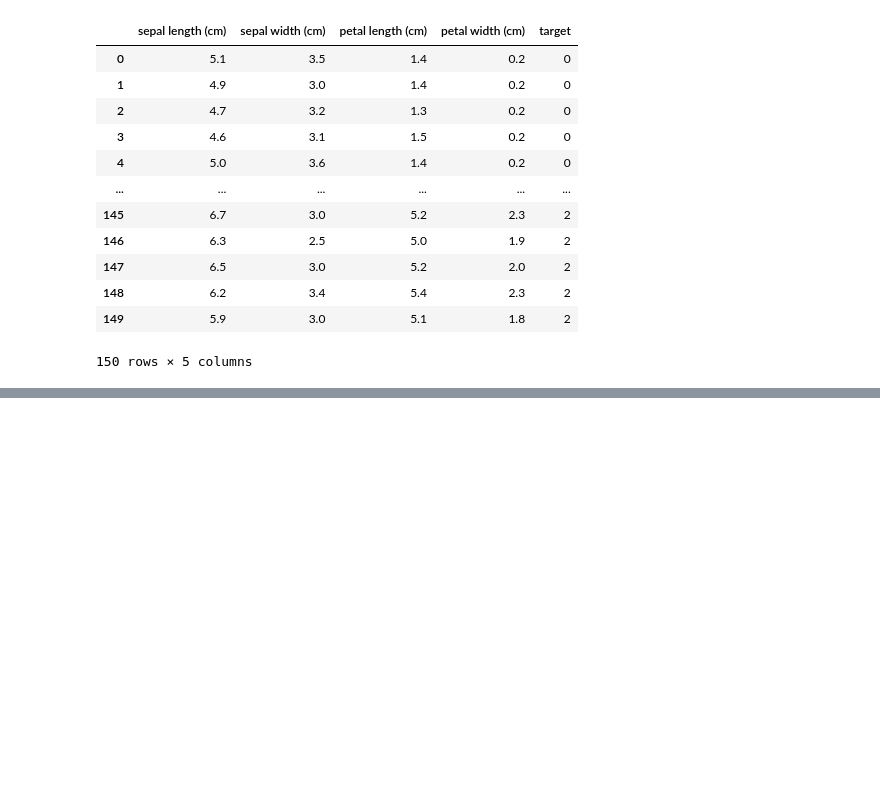
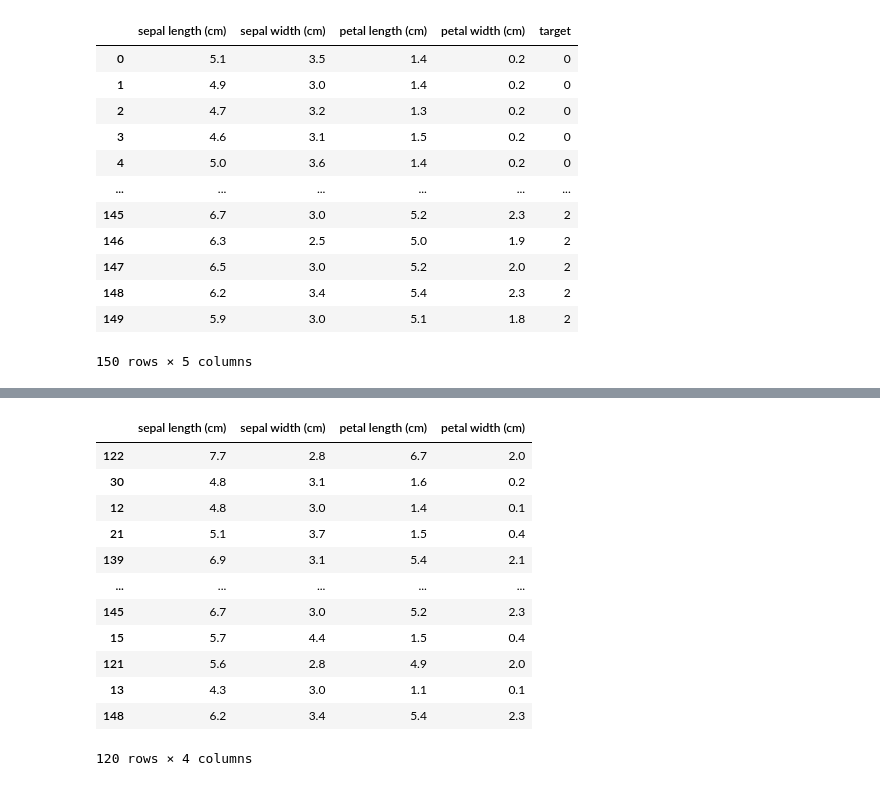
Before and after one commit to msasomrat/ML_learn, a Jupyter notebook: exercise9.ipynb, the cells around one changed output, grey strips where cells are left out. Drawn from its saved outputs; the diff is of its cells as text; code cells hidden in the pictures; blank space fills up the shorter version.

```diff
--- a/exercise9.ipynb
+++ b/exercise9.ipynb
@@ -54,0 +94,16 @@ X_train, X_test, y_train, y_test = train_test_split(df.drop(['target'],axis='col
+# %%
+x_train
+# %% [output]
+|  | sepal length (cm) | sepal width (cm) | petal length (cm) | petal width (cm) |
+| 122 | 7.7 | 2.8 | 6.7 | 2.0 |
+| 30 | 4.8 | 3.1 | 1.6 | 0.2 |
+| 12 | 4.8 | 3.0 | 1.4 | 0.1 |
+| 21 | 5.1 | 3.7 | 1.5 | 0.4 |
+| 139 | 6.9 | 3.1 | 5.4 | 2.1 |
+| ... | ... | ... | ... | ... |
+| 145 | 6.7 | 3.0 | 5.2 | 2.3 |
+| 15 | 5.7 | 4.4 | 1.5 | 0.4 |
+| 121 | 5.6 | 2.8 | 4.9 | 2.0 |
+| 13 | 4.3 | 3.0 | 1.1 | 0.1 |
+| 148 | 6.2 | 3.4 | 5.4 | 2.3 |
+120 rows × 4 columns
```
Also changed, not shown: parts of 22 cells of this notebook.
